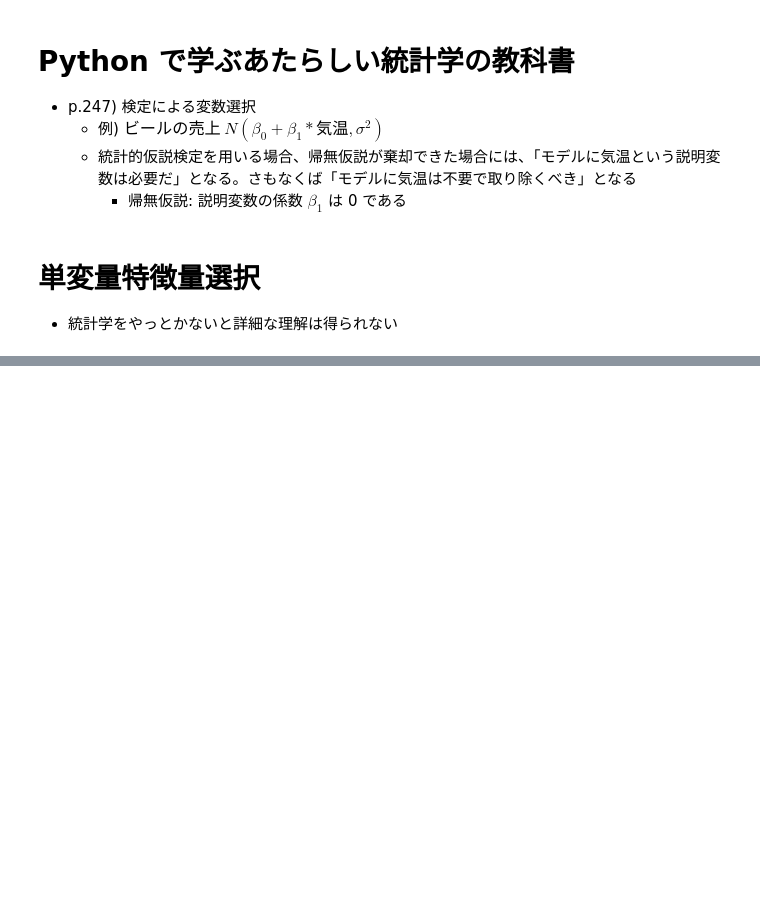
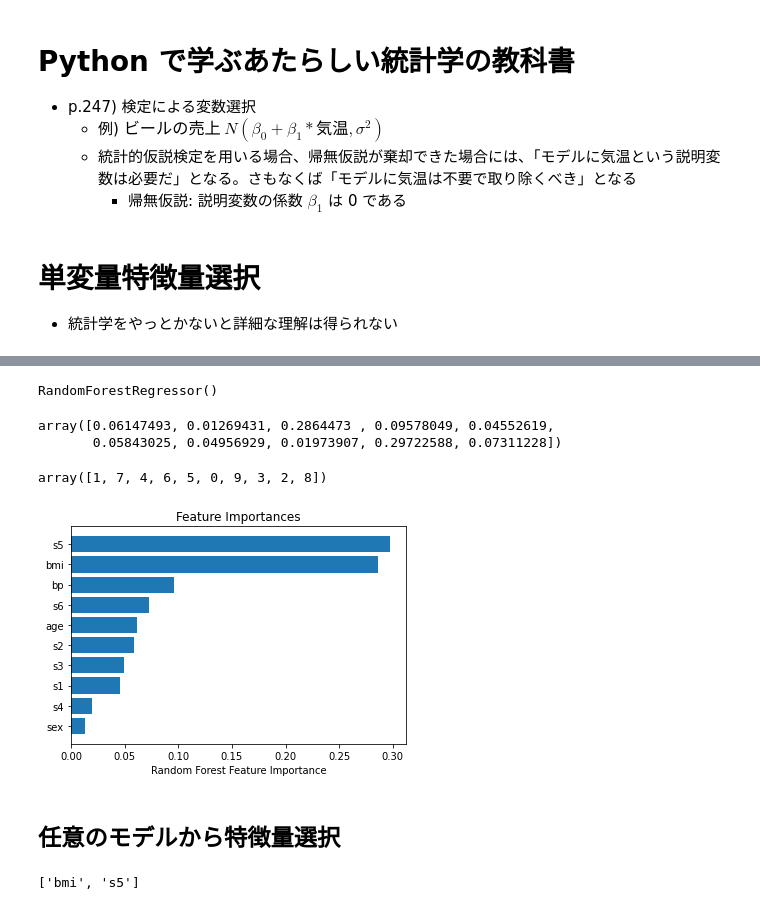
Before and after one commit to YasudaKaito/aaamlp_transcription, a Jupyter notebook: project/notebooks/chapter7.ipynb, the cells around one changed output, grey strips where cells are left out. Cells and saved outputs as stored; diff of their text form; code cells hidden in the pictures; blank space fills up the shorter version.

```diff
--- a/project/notebooks/chapter7.ipynb
+++ b/project/notebooks/chapter7.ipynb
@@ -76,0 +111,8 @@ df.corr()
+# %%
+from sklearn.datasets import load_diabetes
+from sklearn.ensemble import RandomForestRegressor
+
+# 回帰問題を読み込み
+# 1年後の糖尿病の進行度合いを特徴量から予測する問題
+data = load_diabetes()
+data
@@ -76,0 +200,46 @@ df.corr()
+# %%
+X = data["data"]
+col_names = data["feature_names"]
+y = data["target"]
+
+model = RandomForestRegressor()
+model.fit(X, y)
+# %% [output]
+RandomForestRegressor()
+# %%
+import numpy as np
+importances = model.feature_importances_
+importances
+# %% [output]
+array([0.06147493, 0.01269431, 0.2864473 , 0.09578049, 0.04552619,
+       0.05843025, 0.04956929, 0.01973907, 0.29722588, 0.07311228])
+# %%
+# 係数の大きい順にソート
+np.argsort(importances)
+# %% [output]
+array([1, 7, 4, 6, 5, 0, 9, 3, 2, 8])
+# %%
+%matplotlib inline
+import matplotlib.pyplot as plt
+
+idxs = np.argsort(importances)
+plt.title("Feature Importances")
+plt.barh(range(len(idxs)), importances[idxs], align="center")
+plt.yticks(range(len(idxs)), [col_names[i] for i in idxs])
+plt.xlabel("Random Forest Feature Importance")
+plt.show()
+# %% [output]
+[figure, added]
+# %% [markdown]
+## 任意のモデルから特徴量選択
+# %%
+from sklearn.feature_selection import SelectFromModel
+
+sfm = SelectFromModel(estimator=model)
+X_transformed = sfm.fit_transform(X, y)
+# 選ばれた特徴量のインデックスの boolean 表現
+support = sfm.get_support()
+# 特徴量名
+print([x for x, y  in zip(col_names, support) if y])
+# %% [output]
+['bmi', 's5']
```
Also changed, not shown: parts of 11 cells of this notebook.
